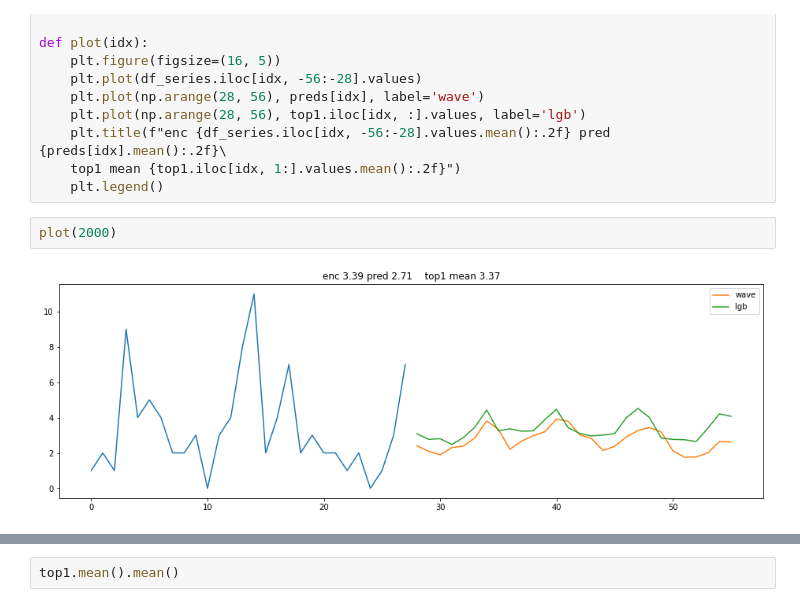
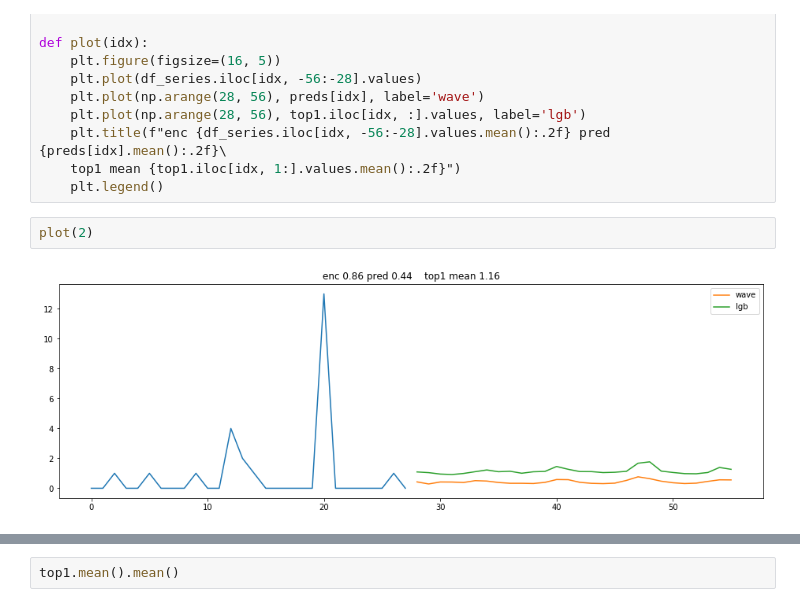
Before and after one commit to Relevation-143/Deep-Time-Series-Prediction, a Jupyter notebook: notebooks/3_Wave2WaveV1_sales_prediction.ipynb, the cells around one changed output, grey strips where cells are left out. Cells and saved outputs as stored; diff of their text form.

```diff
--- a/notebooks/3_Wave2WaveV1_sales_prediction.ipynb
+++ b/notebooks/3_Wave2WaveV1_sales_prediction.ipynb
@@ -360,9 +361,9 @@ def plot(idx):
     top1 mean {top1.iloc[idx, 1:].values.mean():.2f}")
     plt.legend()
 # %%
-plot(2000)
+plot(2)
 # %% [output]
-[figure, old version]
+[figure, new version]
 # %%
 preds.mean()
 # %% [output]
```
Also changed, not shown: parts of 2 cells of this notebook.
